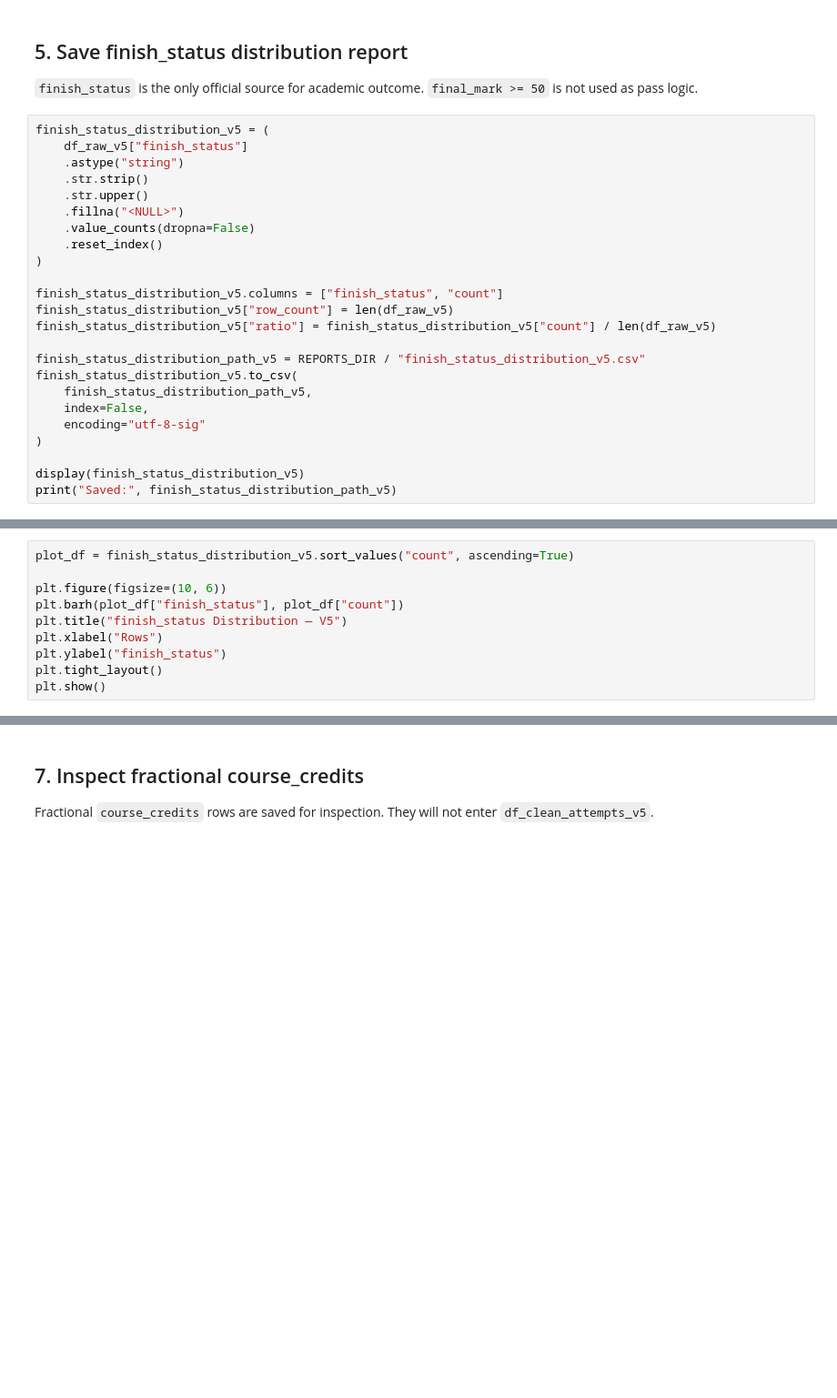
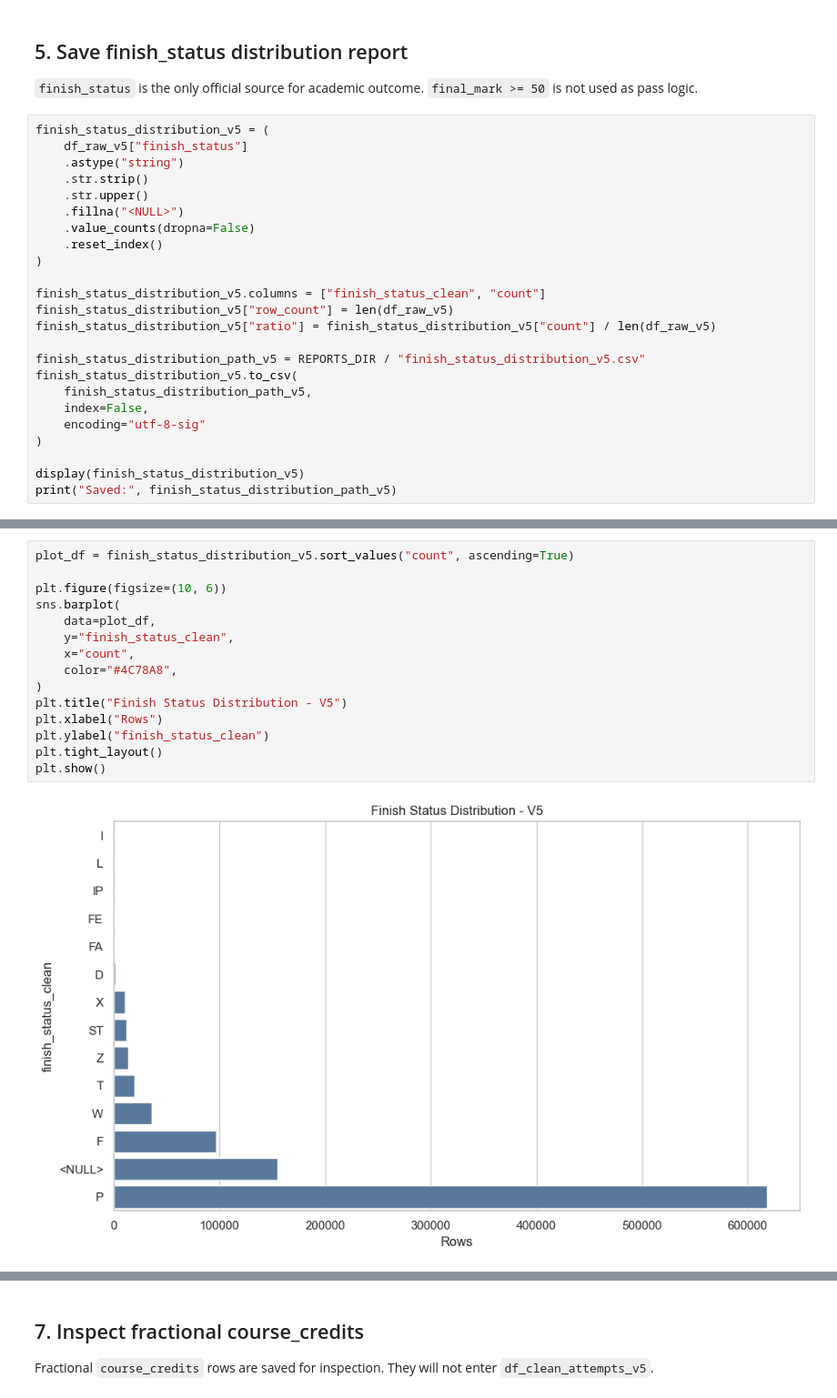
Before and after one commit to ShrkoXIII/Academic_Advisor_system, a Jupyter notebook: note_books/V_CRG_STUDENT_COURSE/01_preprocess_student_course_v5_final_reviewed.ipynb, the cells around one changed output, grey strips where cells are left out. Shown at 91% size. Saved outputs shown, nothing was run; the diff lists cells and outputs as text; blank space fills up the shorter version.

```diff
--- a/note_books/V_CRG_STUDENT_COURSE/01_preprocess_student_course_v5_final_reviewed.ipynb
+++ b/note_books/V_CRG_STUDENT_COURSE/01_preprocess_student_course_v5_final_reviewed.ipynb
@@ -219,7 +314,7 @@ finish_status_distribution_v5 = (
     .reset_index()
 )
 
-finish_status_distribution_v5.columns = ["finish_status", "count"]
+finish_status_distribution_v5.columns = ["finish_status_clean", "count"]
 finish_status_distribution_v5["row_count"] = len(df_raw_v5)
 finish_status_distribution_v5["ratio"] = finish_status_distribution_v5["count"] / len(df_raw_v5)
 
@@ -240,13 +354,20 @@ print("Validation passed: finish_status distribution saved.")
 # %%
 plot_df = finish_status_distribution_v5.sort_values("count", ascending=True)
 
 plt.figure(figsize=(10, 6))
-plt.barh(plot_df["finish_status"], plot_df["count"])
-plt.title("finish_status Distribution — V5")
+sns.barplot(
+    data=plot_df,
+    y="finish_status_clean",
+    x="count",
+    color="#4C78A8",
+)
+plt.title("Finish Status Distribution - V5")
 plt.xlabel("Rows")
-plt.ylabel("finish_status")
+plt.ylabel("finish_status_clean")
 plt.tight_layout()
 plt.show()
+# %% [output]
+[figure, added]
 # %% [markdown]
 ## 6. Numeric validation without stopping the notebook
 
```
Also changed, not shown: parts of 59 cells of this notebook, 2 other files.
